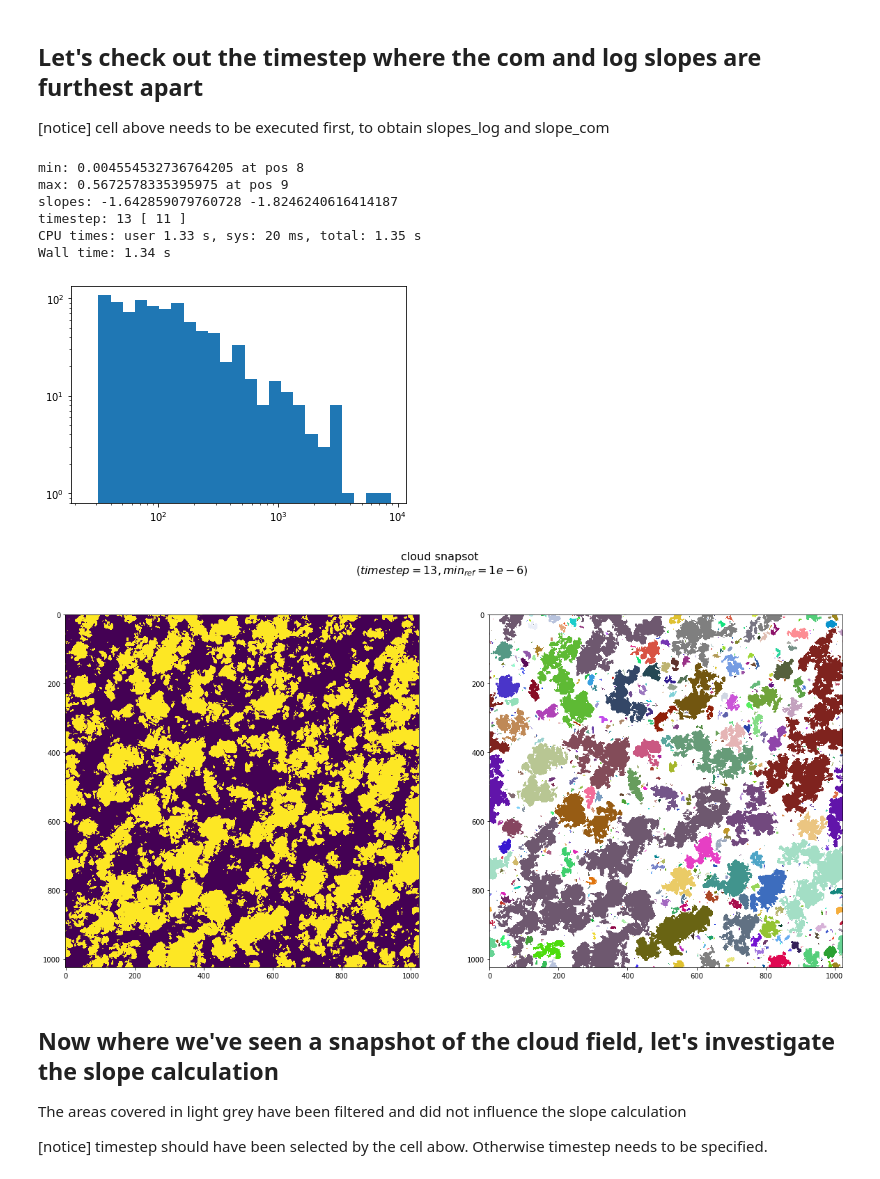
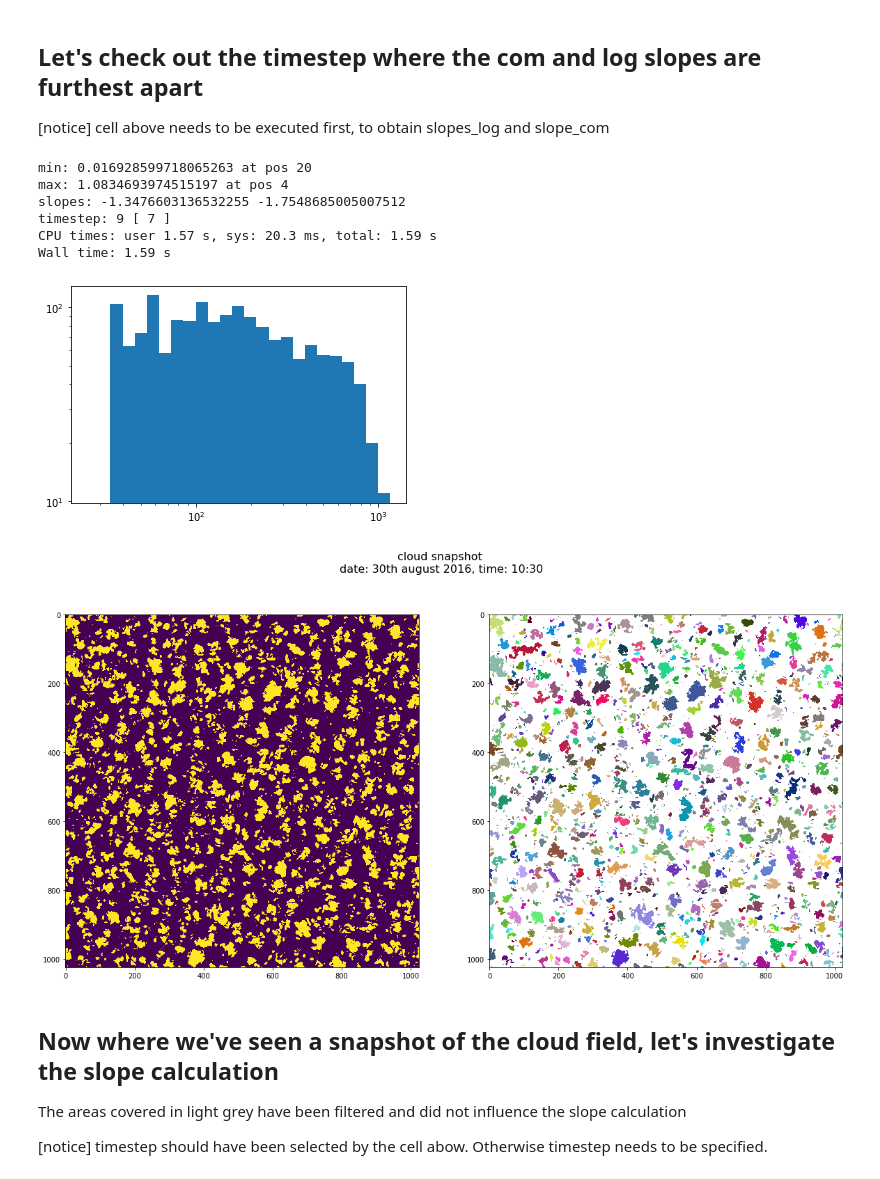
Before and after one commit to tillvondenhoff/SHK_project, a Jupyter notebook: cloudAnalysis.ipynb, the cells around one changed output. Cells and saved outputs as stored; diff of their text form; code cells hidden in the pictures.

```diff
--- a/cloudAnalysis.ipynb
+++ b/cloudAnalysis.ipynb
@@ -55,16 +55,17 @@ from cloud_and_plumes_slopes import *
 reload(cloud_and_plumes_slopes)
 import matplotlib.pyplot as plt
 
-thresh = 1e-6
-min_pixel = 4
-bin_n = 15
-bin_min = 25
-bin_max = 750
+thresh      = 1e-6
+min_pixel   = 4
+bin_n       = 15
+bin_min     = 25
+bin_max     = 2000
+n_cloud_min = 500
 
 n_clouds = []
 time = np.arange(len(cloud_data.variables['time'][:]))
 data = cloud_data.variables['ql'][time,:,:]
-time, n_clouds, slope_lin, slope_log, slope_com = plot_cloud_alpha(data,time,bin_n,bin_min,bin_max,thresh,min_pixel,n_cloud_min=500)
+time, n_clouds, slope_lin, slope_log, slope_com = plot_cloud_alpha(data,time,bin_n,bin_min,bin_max,thresh,min_pixel,n_cloud_min)
 
 slope_var = []
 
@@ -76,24 +77,30 @@ for i in range(len(slope_log)):
 
 print ('min at pos',np.nanargmin(slope_var)+len(cloud_data.variables['time'][:])-len(time))
 print ('max at pos',np.nanargmax(slope_var)+len(cloud_data.variables['time'][:])-len(time))
+time_labels = ['6:30','7:00','7:30','8:00','8:30','9:00','9:30','10:00','10:30','11:00','11:30','12:00','12:30','13:00','13:30','14:00','14:30','15:00','15:30','16:00','16:30','17:00']
 
 axes = plt
 axes.figure(figsize=(10,6))
-axes.bar(time, n_clouds, color='lightgrey')
+axes.bar(time_labels, n_clouds, color='lightgrey')
+axes.axhline(y=n_cloud_min, color='grey', linestyle='--')
+#min_time = np.asarray(time_labels[np.asarray(n_clouds)<n_cloud_min])
+#axes.bar(min_time, n_clouds, color='orange')
+
 axes.xlabel('Time')
-axes.ylabel('Number of clouds')  # we already handled the x-label with ax1
-#axes[0].text(np.max(x_bins_lin), np.max(y), r'$\alpha = %f$' % m1, horizontalalignment='right',verticalalignment='top')
-axes.title('Power-law distribution with log scales')
-#axes[0].axvspan(x_min_shade, x_max_shade, color='lightgray', alpha=0.5, lw=0)
+axes.ylabel('Number of clouds')
+#axes.title('Power-law distribution with log scales')
 
 axes2 = axes.twinx()
 
 axes2.set_ylabel('Alpha')
 #axes2.plot(time, slope_lin, linewidth=3, color='tab:red', label='lin')
-axes2.plot(time, slope_log, linewidth=3, color='tab:pink', label='log')
-axes2.plot(time, slope_com, linewidth=3, color='tab:green', label='com')
+axes2.plot(time_labels, slope_log, linewidth=3, color='tab:pink', label='log')
+axes2.plot(time_labels, slope_com, linewidth=3, color='tab:green', label='cum')
+plt.ylim(-4.5,-1)
 
 plt.legend()
-#plt.savefig('log_com_slopes_clouds_20160830.png')
+plt.suptitle('cloud slope \ndate: 30th august 2016', fontsize=16)
+plt.gcf().autofmt_xdate()
+plt.savefig('log_com_slopes_clouds_20160830.pdf',bbox_inches='tight')
 # %% [output]
 n_clouds[ 2 ]: 52
@@ -132,45 +147,45 @@ for i in range(len(slope_log)):
     else:
         absolute.append(np.abs(slope_log[i]-slope_com[i]))
 
-timestep = 13 #np.nanargmax(absolute)+len(cloud_data.variables['time'][:])-len(time)
+timestep = 9 #np.nanargmax(absolute)+len(cloud_data.variables['time'][:])-len(time)
 
 print ('min:',np.nanmin(absolute),'at pos',np.nanargmin(absolute)+len(cloud_data.variables['time'][:])-len(time))
 print ('max:',np.nanmax(absolute),'at pos',np.nanargmax(absolute)+len(cloud_data.variables['time'][:])-len(time))
 
 print ('slopes:',slope_log[timestep-len(cloud_data.variables['time'][:])+len(time)], slope_com[timestep-len(cloud_data.variables['time'][:])+len(time)])
 print ('timestep:',timestep,'[',timestep-len(cloud_data.variables['time'][:])+len(time),']')
 
 # marks everything above ref_min as a cloud
 cloud_2D_mask = np.zeros_like(cloud_data.variables['ql'][timestep,:,:])
 cloud_2D_mask[cloud_data.variables['ql'][timestep,:,:] > thresh] = 1
 
 # calculates how many clouds exist in cloud_2D_mask, returns total number of clouds
 labeled_clouds, A_buf, n_buffer, cloud_center_x, cloud_center_y, cloud_pixels = cluster_2D(cloud_2D_mask,buffer_size)
 
 #Grosse jeder wolken
 label, cl_pixels = np.unique(labeled_clouds.ravel(),return_counts=True)
 cl_size = np.sqrt(cl_pixels*25.*25.)
 
 plt.hist(cl_size[1:],bins=np.logspace(np.log10(min(cl_size[1:])),np.log10(max(cl_size[1:])), hist_bins+1))
 plt.yscale('log')
 plt.xscale('log')
 
 masked_clouds = np.ma.masked_where(labeled_clouds<1,labeled_clouds)
 fig,ax = plt.subplots(1,2,figsize=(20,10))
-fig.suptitle('cloud snapsot \n($timestep = %i , min_{ref} = 1e-6$)'%timestep, fontsize=16)
+fig.suptitle('cloud snapshot \ndate: 30th august 2016, time: 10:30', fontsize=16)
 
 im1  =ax[0].imshow(cloud_2D_mask)
 im1  =ax[1].imshow(masked_clouds,cmap=random_cmap)
-#plt.savefig('cloud_snapshot_ts%i_20160830.png'%timestep)
+#plt.savefig('cloud_snapshot_ts%i_20160830.pdf'%timestep,bbox_inches='tight')
 # %% [output]
-min: 0.004554532736764205 at pos 8
-max: 0.5672578335395975 at pos 9
-slopes: -1.642859079760728 -1.8246240616414187
-timestep: 13 [ 11 ]
-CPU times: user 1.33 s, sys: 20 ms, total: 1.35 s
-Wall time: 1.34 s
+min: 0.016928599718065263 at pos 20
+max: 1.0834693974515197 at pos 4
+slopes: -1.3476603136532255 -1.7548685005007512
+timestep: 9 [ 7 ]
+CPU times: user 1.57 s, sys: 20.3 ms, total: 1.59 s
+Wall time: 1.59 s
-[figure, old version]
+[figure, new version]
-[figure, old version]
+[figure, new version]
 # %% [markdown]
 Now where we've seen a snapshot of the cloud field, let's investigate the slope calculation
 -
```
Also changed, not shown: parts of 5 cells of this notebook, 3 other files.
